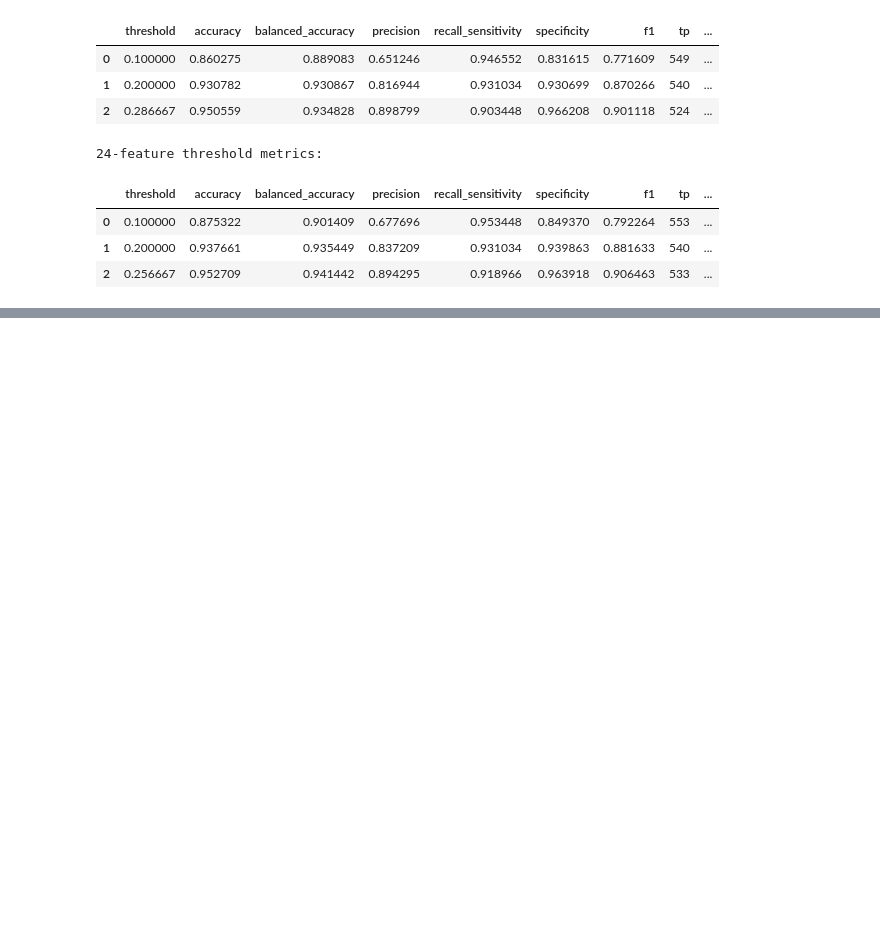
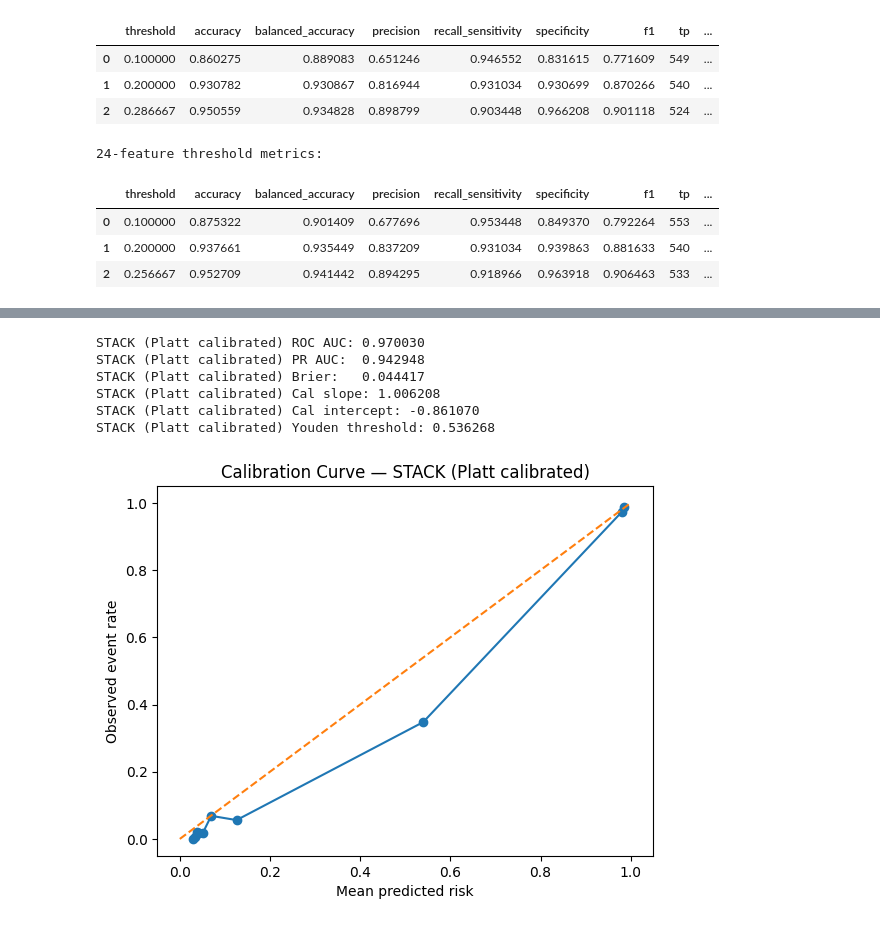
Before and after one commit to HowardHNguyen/Data_Science_for_Healthcare, a Jupyter notebook: Framingham_(11627_records)_18_vs_24_Feature_Validation_for_v10_10.ipynb, the cells around one changed output, grey strips where cells are left out. Drawn from its saved outputs; the diff is of its cells as text; code cells hidden in the pictures; blank space fills up the shorter version.

```diff
--- a/Framingham_(11627_records)_18_vs_24_Feature_Validation_for_v10_10.ipynb
+++ b/Framingham_(11627_records)_18_vs_24_Feature_Validation_for_v10_10.ipynb
@@ -351,0 +614,10 @@ display(res24["threshold_table"])
+# %%
+# Normalize SEX encoding: map {1,2} → {0,1}
+# Assumes: 1 = Male, 2 = Female (confirm if reversed in your data dictionary)
+
+X_train_aug["SEX"] = X_train_aug["SEX"].map({1: 0, 2: 1}).astype("Int64")
+X_test["SEX"] = X_test["SEX"].map({1: 0, 2: 1}).astype("Int64")
+
+# Quick check
+print("SEX after normalization (train):")
+print(X_train_aug["SEX"].value_counts(dropna=False))
@@ -351,0 +1199,33 @@ display(res24["threshold_table"])
+# %%
+## STEP 6 — Fit Platt calibrator and apply to test set
+# --- Platt scaling ---
+def platt_fit(y, p, eps=1e-6):
+    p = np.clip(p, eps, 1-eps)
+    logit = np.log(p/(1-p)).reshape(-1,1)
+    lr = LogisticRegression(
+        penalty="l2", C=1e6,
+        solver="lbfgs", max_iter=5000
+    )
+    lr.fit(logit, y)
+    return lr
+
+def platt_apply(lr, p, eps=1e-6):
+    p = np.clip(p, eps, 1-eps)
+    logit = np.log(p/(1-p)).reshape(-1,1)
+    return lr.predict_proba(logit)[:,1]
+
+# Fit on calibration set
+platt = platt_fit(y_cal, p_cal)
+
+# Apply to test set
+p_test_platt = platt_apply(platt, p_test_uncal)
+# %%
+res_platt = tier1_validate(y_test.values, p_test_platt, title="STACK (Platt calibrated)")
+# %% [output]
+STACK (Platt calibrated) ROC AUC: 0.970030
+STACK (Platt calibrated) PR AUC:  0.942948
+STACK (Platt calibrated) Brier:   0.044417
+STACK (Platt calibrated) Cal slope: 1.006208
+STACK (Platt calibrated) Cal intercept: -0.861070
+STACK (Platt calibrated) Youden threshold: 0.536268
+[figure, added]
```
Also changed, not shown: parts of 63 cells of this notebook.
